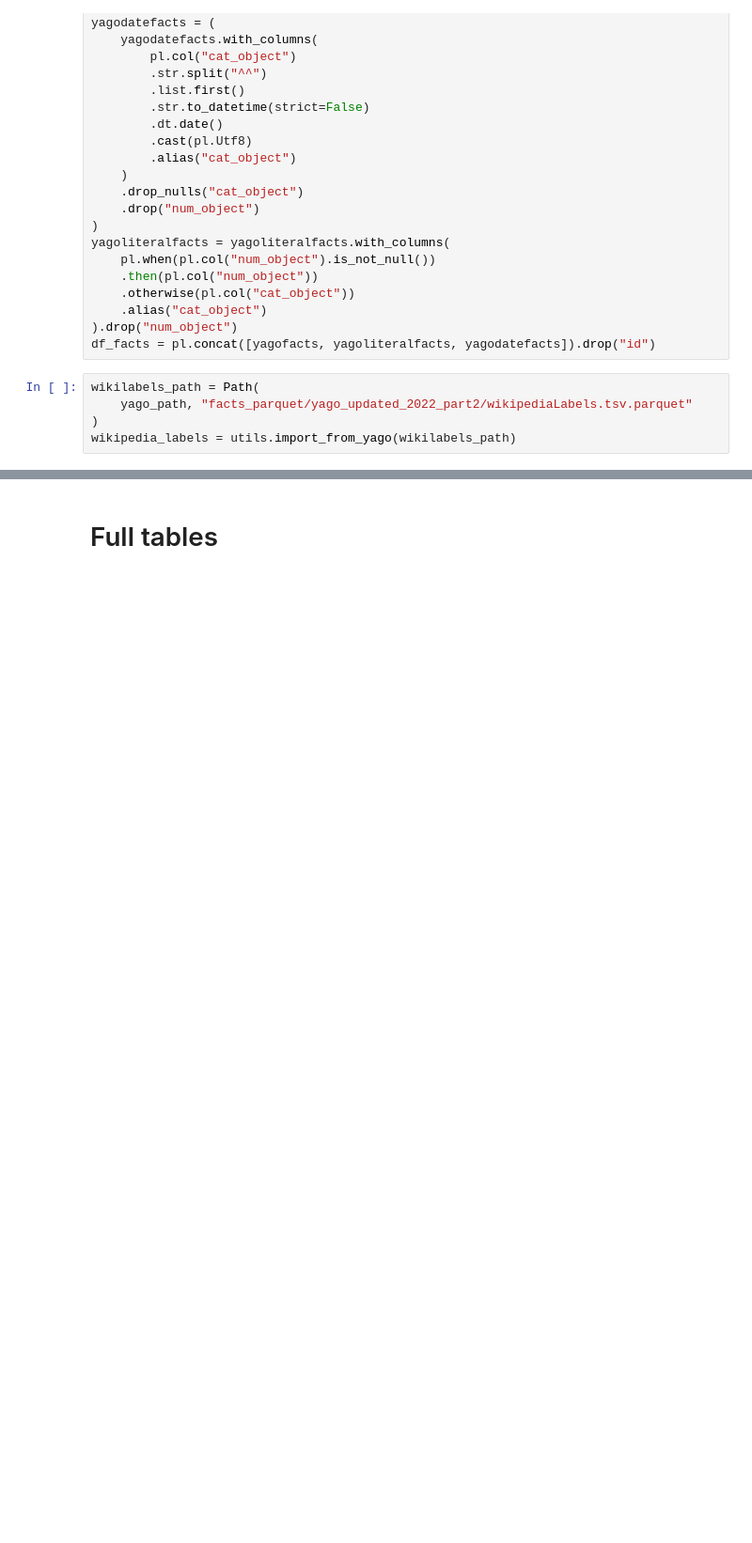
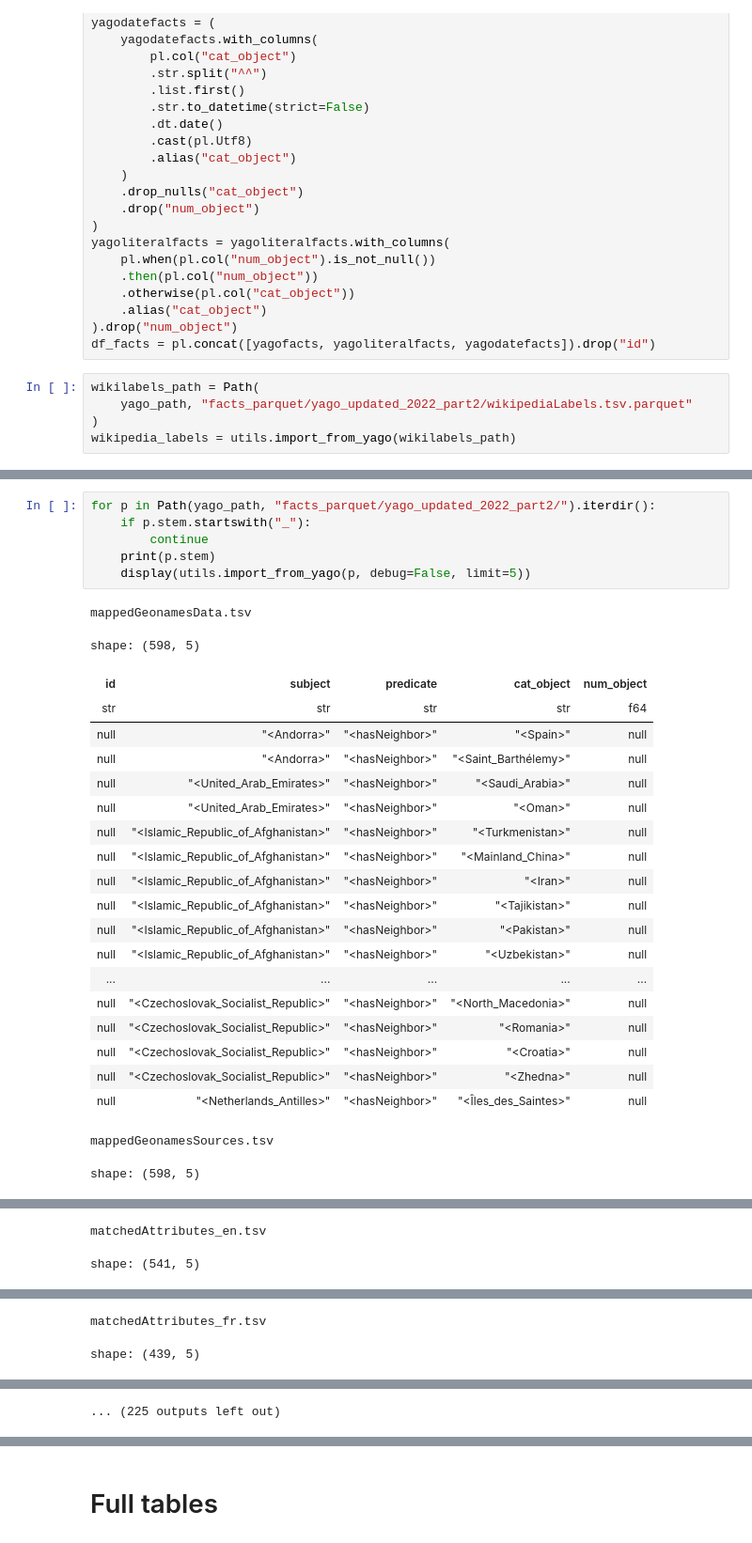
Before and after one commit to rcap107/YADL, a Jupyter notebook: notebooks/Preparing VLDB variant.ipynb, the cells around one changed output, grey strips where cells are left out. Shown at 94% size. Cells and saved outputs as stored; diff of their text form; blank space fills up the shorter version.

```diff
--- a/notebooks/Preparing VLDB variant.ipynb
+++ b/notebooks/Preparing VLDB variant.ipynb
@@ -71,0 +81,29 @@ wikipedia_labels = utils.import_from_yago(wikilabels_path)
+# %%
+for p in Path(yago_path, "facts_parquet/yago_updated_2022_part2/").iterdir():
+    if p.stem.startswith("_"):
+        continue
+    print(p.stem)
+    display(utils.import_from_yago(p, debug=False, limit=5))
+# %% [output]
+mappedGeonamesData.tsv
+shape: (598, 5)
+| id | subject | predicate | cat_object | num_object |
+| str | str | str | str | f64 |
+| null | "<Andorra>" | "<hasNeighbor>" | "<Spain>" | null |
+| null | "<Andorra>" | "<hasNeighbor>" | "<Saint_Barthélemy>" | null |
+| null | "<United_Arab_Emirates>" | "<hasNeighbor>" | "<Saudi_Arabia>" | null |
+| null | "<United_Arab_Emirates>" | "<hasNeighbor>" | "<Oman>" | null |
+| null | "<Islamic_Republic_of_Afghanistan>" | "<hasNeighbor>" | "<Turkmenistan>" | null |
+| null | "<Islamic_Republic_of_Afghanistan>" | "<hasNeighbor>" | "<Mainland_China>" | null |
+| null | "<Islamic_Republic_of_Afghanistan>" | "<hasNeighbor>" | "<Iran>" | null |
+| null | "<Islamic_Republic_of_Afghanistan>" | "<hasNeighbor>" | "<Tajikistan>" | null |
+| null | "<Islamic_Republic_of_Afghanistan>" | "<hasNeighbor>" | "<Pakistan>" | null |
+| null | "<Islamic_Republic_of_Afghanistan>" | "<hasNeighbor>" | "<Uzbekistan>" | null |
+| ... | ... | ... | ... | ... |
+| null | "<Czechoslovak_Socialist_Republic>" | "<hasNeighbor>" | "<North_Macedonia>" | null |
+| null | "<Czechoslovak_Socialist_Republic>" | "<hasNeighbor>" | "<Romania>" | null |
+| null | "<Czechoslovak_Socialist_Republic>" | "<hasNeighbor>" | "<Croatia>" | null |
+| null | "<Czechoslovak_Socialist_Republic>" | "<hasNeighbor>" | "<Zhedna>" | null |
+| null | "<Netherlands_Antilles>" | "<hasNeighbor>" | "<Îles_des_Saintes>" | null |
+mappedGeonamesSources.tsv
+shape: (598, 5)
@@ -71,0 +128,2 @@ wikipedia_labels = utils.import_from_yago(wikilabels_path)
+matchedAttributes_en.tsv
+shape: (541, 5)
@@ -71,0 +148,2 @@ wikipedia_labels = utils.import_from_yago(wikilabels_path)
+matchedAttributes_fr.tsv
+shape: (439, 5)
@@ -71,0 +168 @@ wikipedia_labels = utils.import_from_yago(wikilabels_path)
+... (225 outputs left out)
```
Also changed, not shown: parts of 6 cells of this notebook, 1 other file.
